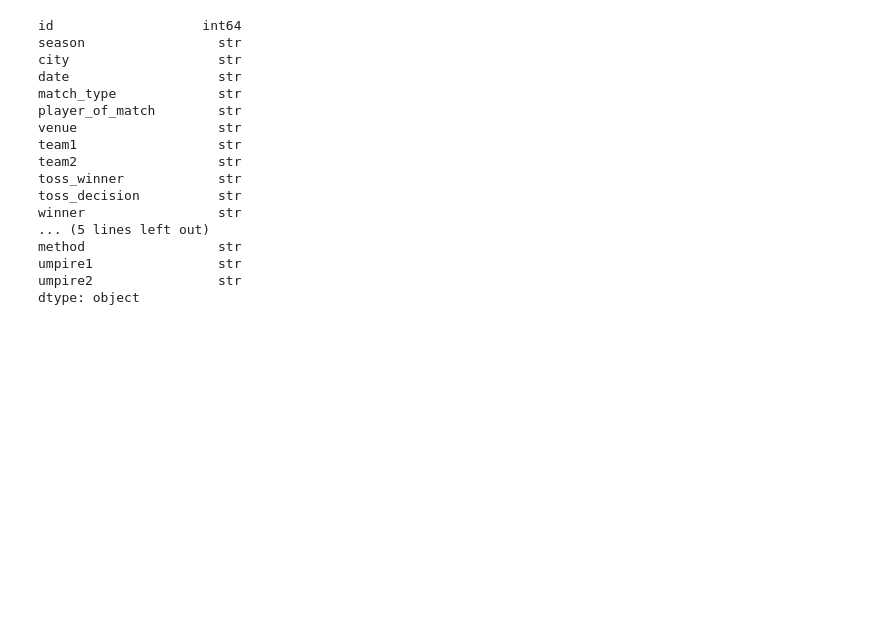
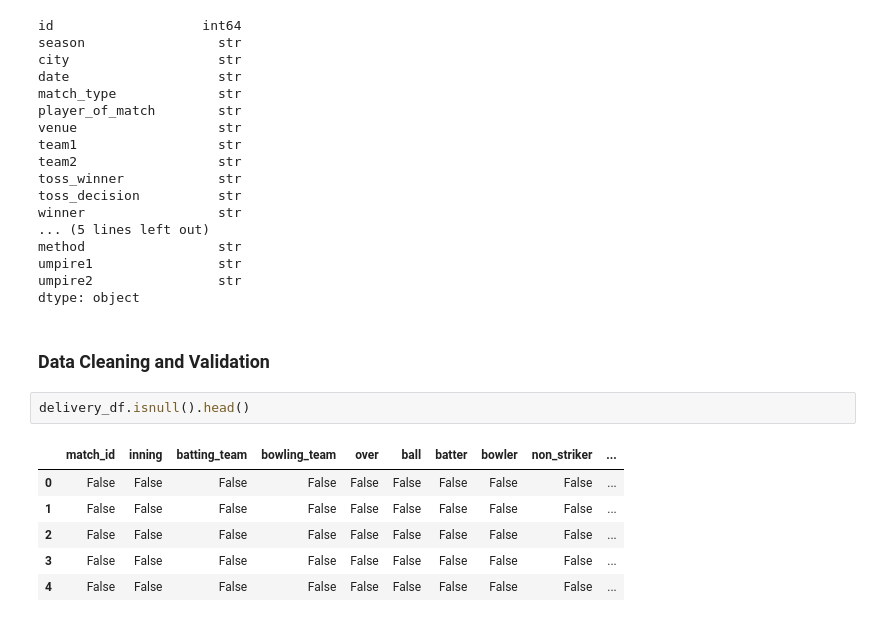
Before and after one commit to amitkr069/DataAnalysisPipeline, a Jupyter notebook: data_analysis.ipynb, the cells around one changed output. Saved outputs shown, nothing was run; the diff lists cells and outputs as text; blank space fills up the shorter version.

Commit message:
Data Cleaning and Validation

```diff
--- a/data_analysis.ipynb
+++ b/data_analysis.ipynb
@@ -88,3 +88,14 @@ method                 str
 umpire1                str
 umpire2                str
 dtype: object
+# %% [markdown]
+### Data Cleaning and Validation
+# %%
+delivery_df.isnull().head()
+# %% [output]
+|  | match_id | inning | batting_team | bowling_team | over | ball | batter | bowler | non_striker | ... |
+| 0 | False | False | False | False | False | False | False | False | False | ... |
+| 1 | False | False | False | False | False | False | False | False | False | ... |
+| 2 | False | False | False | False | False | False | False | False | False | ... |
+| 3 | False | False | False | False | False | False | False | False | False | ... |
+| 4 | False | False | False | False | False | False | False | False | False | ... |
```
Also changed, not shown: parts of 28 cells of this notebook.
